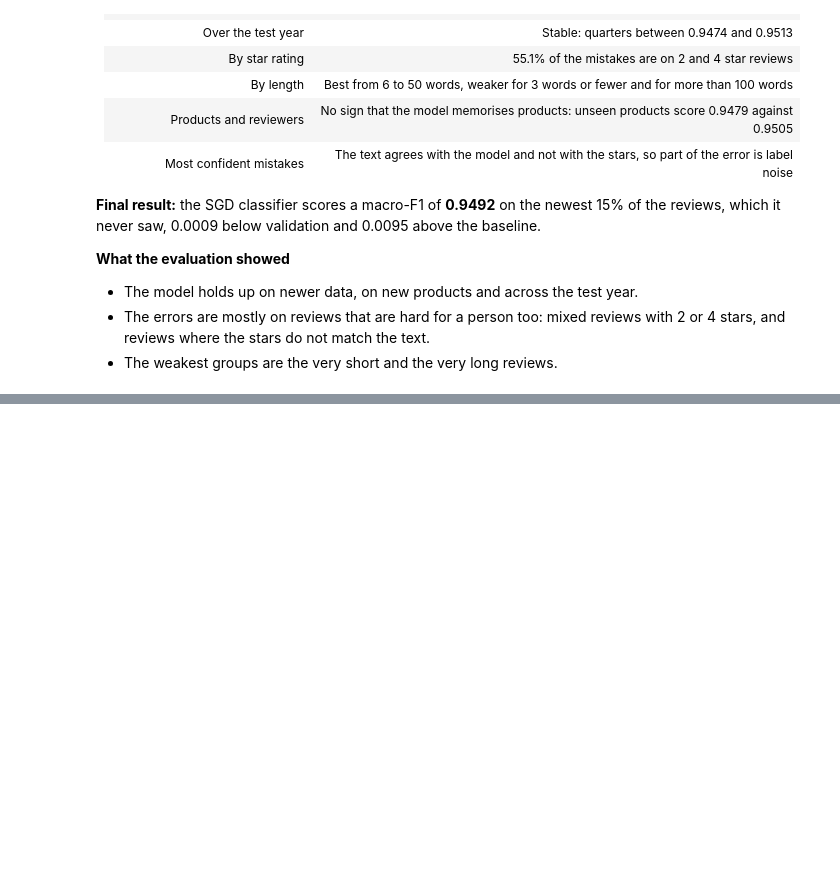
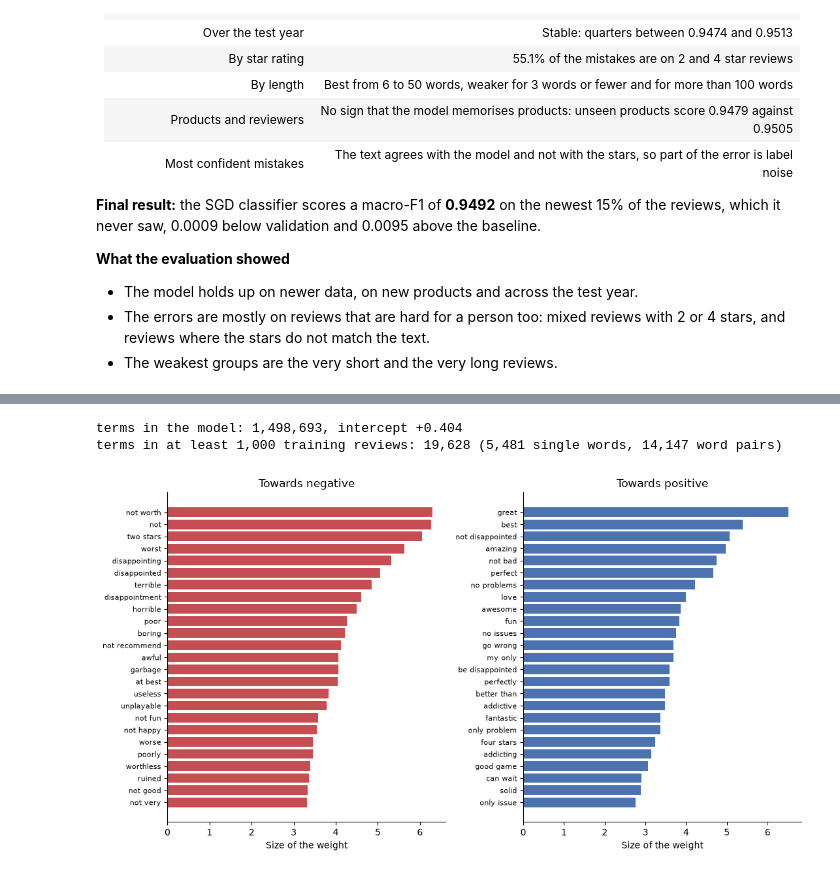
Before and after one commit to Virtuozs/MLOps2-pertemuan1-sentiment-classification, a Jupyter notebook: notebook.ipynb, the cells around one changed output, grey strips where cells are left out. Cells and saved outputs as stored; diff of their text form; code cells hidden in the pictures; blank space fills up the shorter version.

```diff
--- a/notebook.ipynb
+++ b/notebook.ipynb
@@ -3337,0 +3353,28 @@ wrong alarms: 7,607
+# %%
+coefs = best_clf.coef_[0]
+terms = vec_base.get_feature_names_out()
+MIN_DOCS = 1000
+
+weights = pd.DataFrame({'term': terms, 'weight': coefs, 'reviews': Xt_base.getnnz(axis=0)})
+weights['words'] = weights['term'].str.count(' ') + 1
+common = weights[weights['reviews'] >= MIN_DOCS].copy()
+common['rank_abs'] = common['weight'].abs().rank(ascending=False).astype(int)
+
+print(f'terms in the model: {len(weights):,}, intercept {best_clf.intercept_[0]:+.3f}')
+print(f"terms in at least {MIN_DOCS:,} training reviews: {len(common):,} "
+      f"({(common['words'] == 1).sum():,} single words, {(common['words'] == 2).sum():,} word pairs)")
+
+top_neg = common.nsmallest(25, 'weight')
+top_pos = common.nlargest(25, 'weight')
+fig, axes = plt.subplots(1, 2, figsize=(11, 6))
+for ax, frame, color, title in [(axes[0], top_neg, NEG, 'Towards negative'), (axes[1], top_pos, POS, 'Towards positive')]:
+    ax.barh(frame['term'][::-1], frame['weight'].abs()[::-1], color=color)
+    ax.set_title(title)
+    ax.set_xlabel('Size of the weight')
+    ax.tick_params(axis='y', labelsize=8)
+plt.tight_layout()
+plt.show()
+# %% [output]
+terms in the model: 1,498,693, intercept +0.404
+terms in at least 1,000 training reviews: 19,628 (5,481 single words, 14,147 word pairs)
+[figure, added]
```
Also changed, not shown: parts of 23 cells of this notebook, 1 other file.
